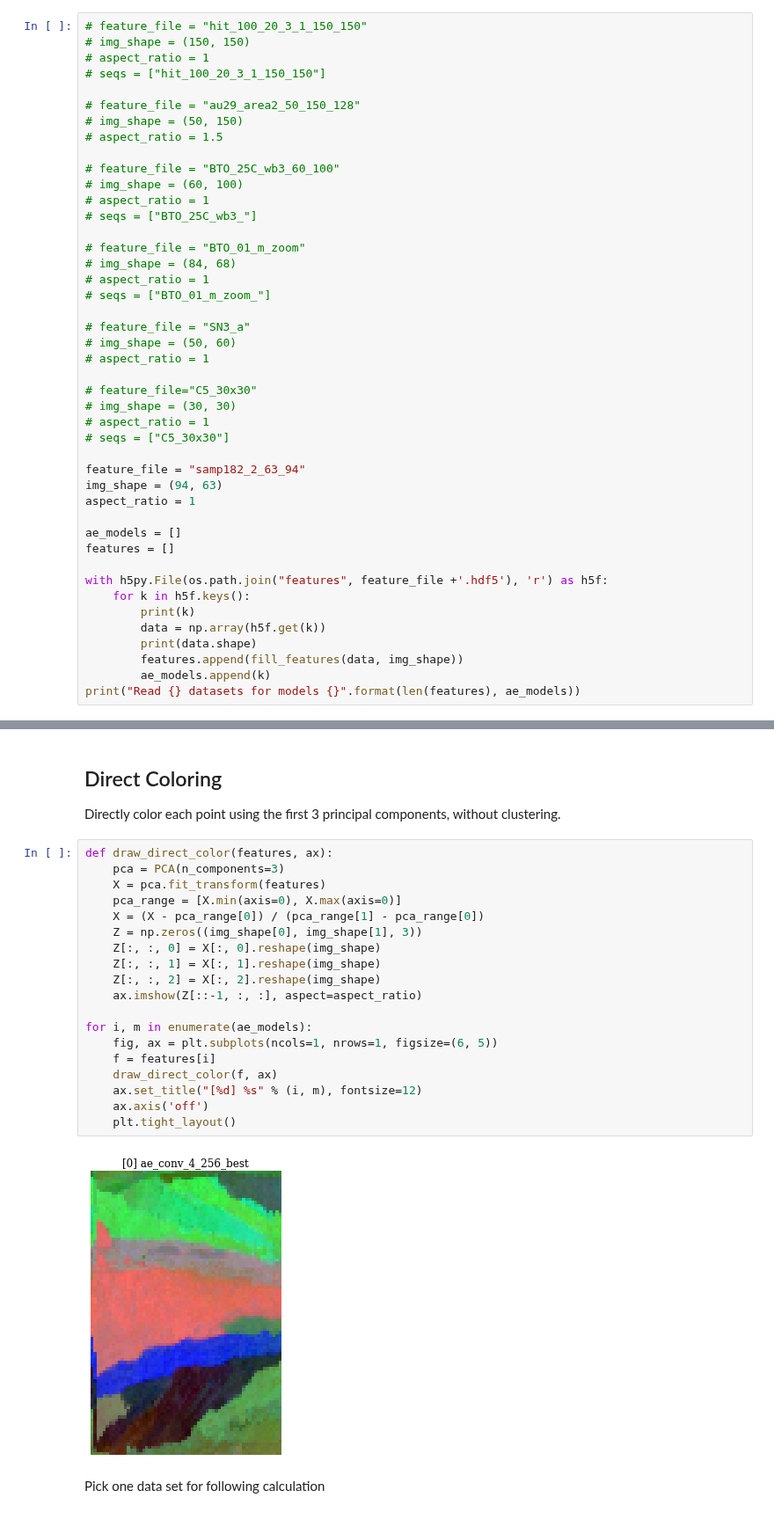
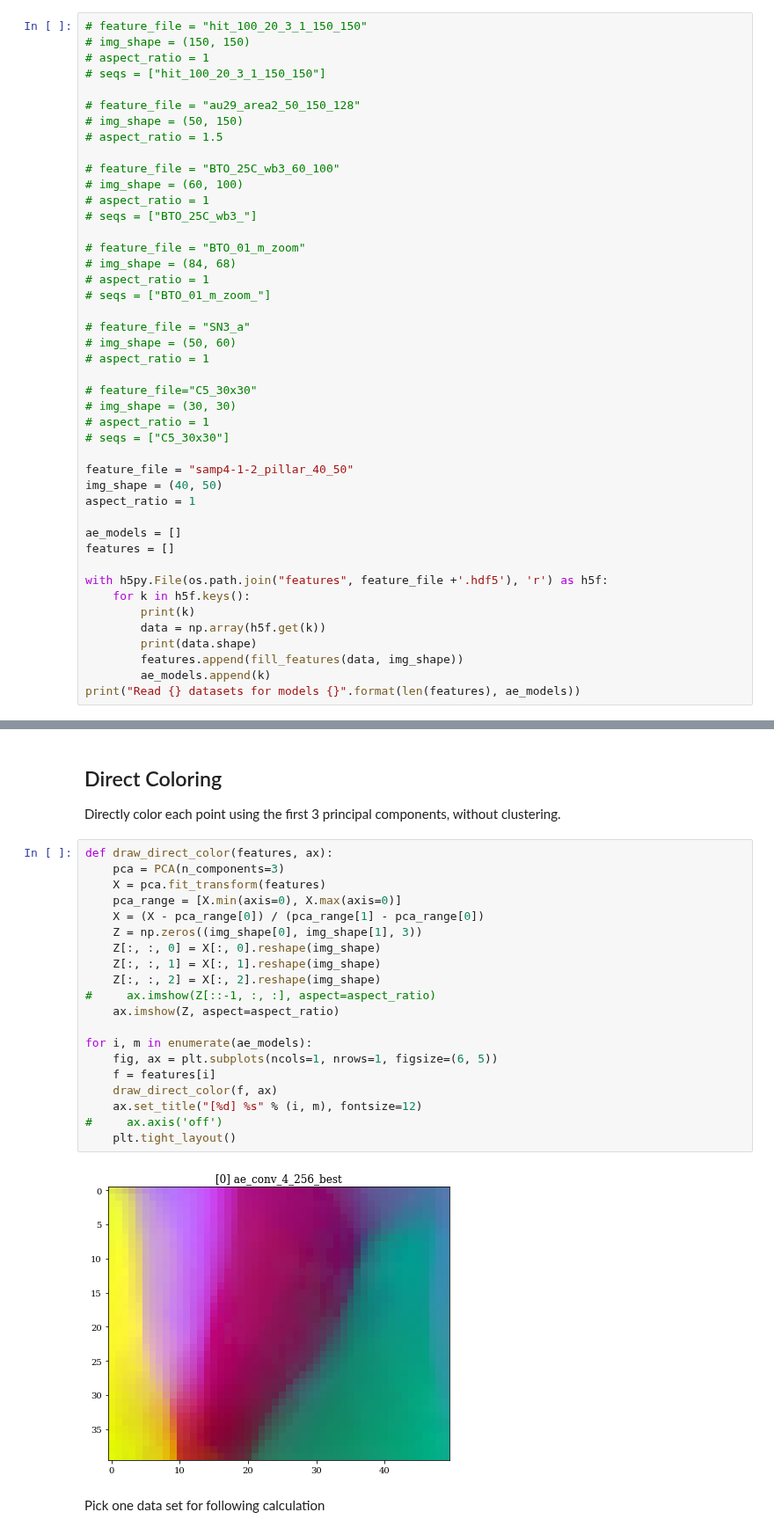
Before and after one commit to xmechanics/canon, a Jupyter notebook: scripts/segment.ipynb, the cells around one changed output, grey strips where cells are left out. Shown at 88% size. Cells and saved outputs as stored; diff of their text form.

```diff
--- a/scripts/segment.ipynb
+++ b/scripts/segment.ipynb
@@ -78,8 +78,8 @@ Using TensorFlow backend.
 # aspect_ratio = 1
 # seqs = ["C5_30x30"]
 
-feature_file = "samp182_2_63_94"
-img_shape = (94, 63)
+feature_file = "samp4-1-2_pillar_40_50"
+img_shape = (40, 50)
 aspect_ratio = 1
 
 ae_models = []
@@ -103,24 +103,25 @@ Directly color each point using the first 3 principal components, without cluste
 # %%
 def draw_direct_color(features, ax):
     pca = PCA(n_components=3)
     X = pca.fit_transform(features)
     pca_range = [X.min(axis=0), X.max(axis=0)]
     X = (X - pca_range[0]) / (pca_range[1] - pca_range[0])
     Z = np.zeros((img_shape[0], img_shape[1], 3))
     Z[:, :, 0] = X[:, 0].reshape(img_shape)
     Z[:, :, 1] = X[:, 1].reshape(img_shape)
     Z[:, :, 2] = X[:, 2].reshape(img_shape)
-    ax.imshow(Z[::-1, :, :], aspect=aspect_ratio)
+#     ax.imshow(Z[::-1, :, :], aspect=aspect_ratio)
+    ax.imshow(Z, aspect=aspect_ratio)
 
 for i, m in enumerate(ae_models):
     fig, ax = plt.subplots(ncols=1, nrows=1, figsize=(6, 5))
     f = features[i]
     draw_direct_color(f, ax)
     ax.set_title("[%d] %s" % (i, m), fontsize=12)
-    ax.axis('off')
+#     ax.axis('off')
     plt.tight_layout()
 # %% [output]
-[figure, old version]
+[figure, new version]
 # %% [markdown]
 Pick one data set for following calculation
 # %%
```
Also changed, not shown: parts of 3 cells of this notebook, 4 other files.
